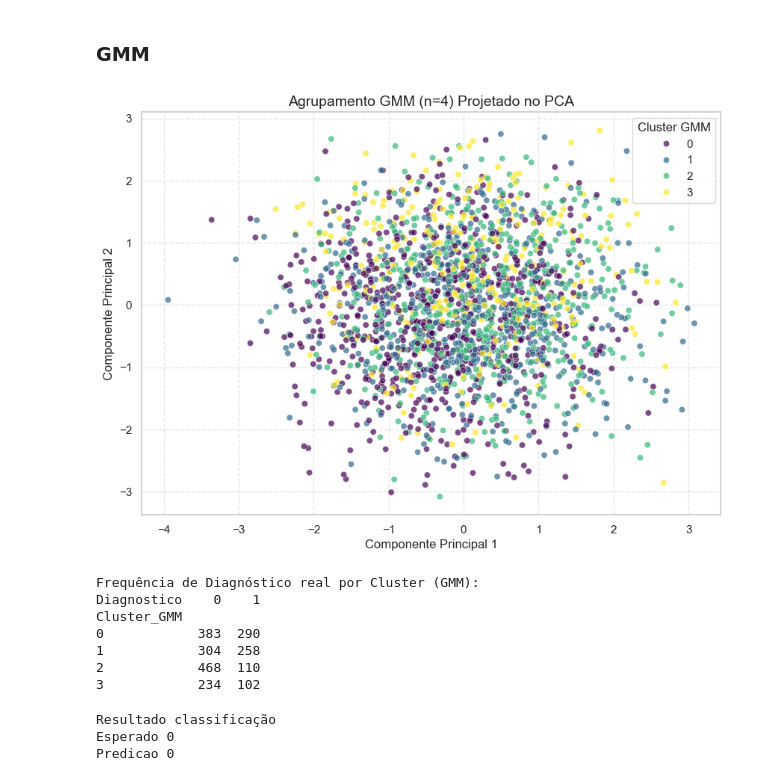
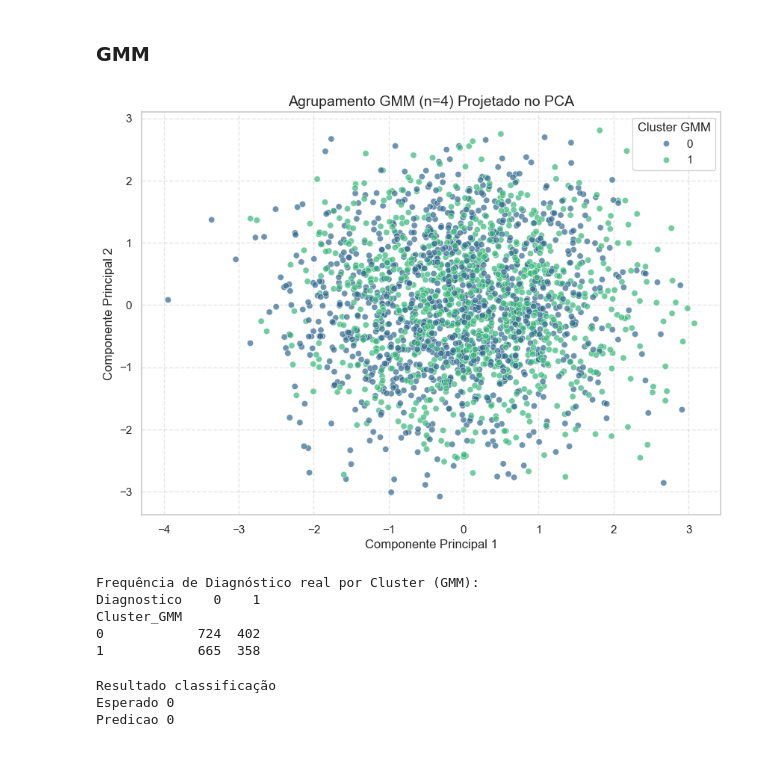
Before and after one commit to fleiviobr/ProjetoCIDA, a Jupyter notebook: ProjetoFinal.ipynb, the cells around one changed output. Drawn from its saved outputs; the diff is of its cells as text; code cells hidden in the pictures.

```diff
--- a/ProjetoFinal.ipynb
+++ b/ProjetoFinal.ipynb
@@ -473,31 +473,29 @@ Cluster_KMeans
 # %%
 from sklearn.mixture import GaussianMixture
 
-gmm = GaussianMixture(n_components=4, random_state=42)
+gmm = GaussianMixture(n_components=2, random_state=42)
 labels_gmm = gmm.fit_predict(X_scaled)
 
 df_pca['Cluster_GMM'] = labels_gmm
 
 plt.figure(figsize=(10, 7))
 sns.scatterplot(x='PC1', y='PC2', hue='Cluster_GMM', data=df_pca, palette='viridis', alpha=0.7)
 plt.title('Agrupamento GMM (n=4) Projetado no PCA', fontsize=14)
 plt.xlabel('Componente Principal 1')
 plt.ylabel('Componente Principal 2')
 plt.legend(title='Cluster GMM')
 plt.grid(True, linestyle='--', alpha=0.5)
 plt.show()
 
 print("Frequência de Diagnóstico real por Cluster (GMM):")
 print(pd.crosstab(df_pca['Cluster_GMM'], y))
 # %% [output]
-[figure, old version]
+[figure, new version]
 Frequência de Diagnóstico real por Cluster (GMM):
 Diagnostico    0    1
 Cluster_GMM
-0            383  290
-1            304  258
-2            468  110
-3            234  102
+0            724  402
+1            665  358
 # %%
 from math import sqrt
 
```
Also changed, not shown: parts of 63 cells of this notebook, 1 other file.
